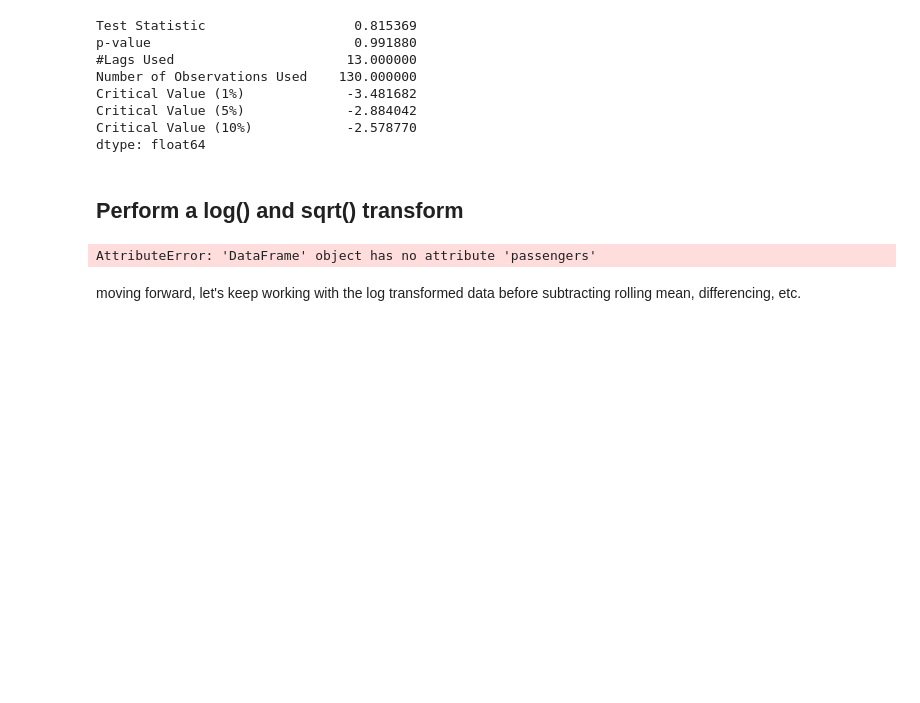
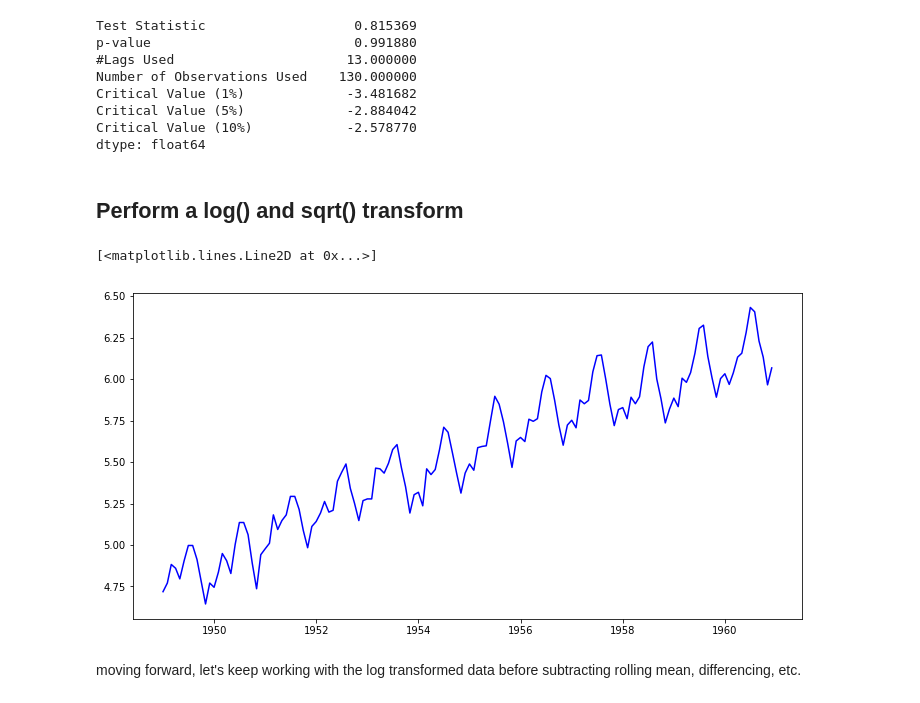
Before and after one commit to kevzha/dsc-3-25-08-removing-trends-lab-nyc-ds-career-012819, a Jupyter notebook: index.ipynb, the cells around one changed output. Cells and saved outputs as stored; diff of their text form; code cells hidden in the pictures; blank space fills up the shorter version.

```diff
--- a/index.ipynb
+++ b/index.ipynb
@@ -72,10 +72,12 @@ dtype: float64
 ## Perform a log() and sqrt() transform
 # %%
 # Log transform timeseries and compare with original to check the effect
-data = pd.Series(np.log(df.passengers), index=index)
+data = pd.Series(np.log(df['#Passengers'].values), index=index)
 fig = plt.figure(figsize=(12,6))
+plt.plot(data, color="blue")
 # %% [output]
-AttributeError: 'DataFrame' object has no attribute 'passengers'
+[<matplotlib.lines.Line2D at 0x...>]
+[figure, added]
 # %% [markdown]
 moving forward, let's keep working with the log transformed data before subtracting rolling mean, differencing, etc.
 # %% [markdown]
```
